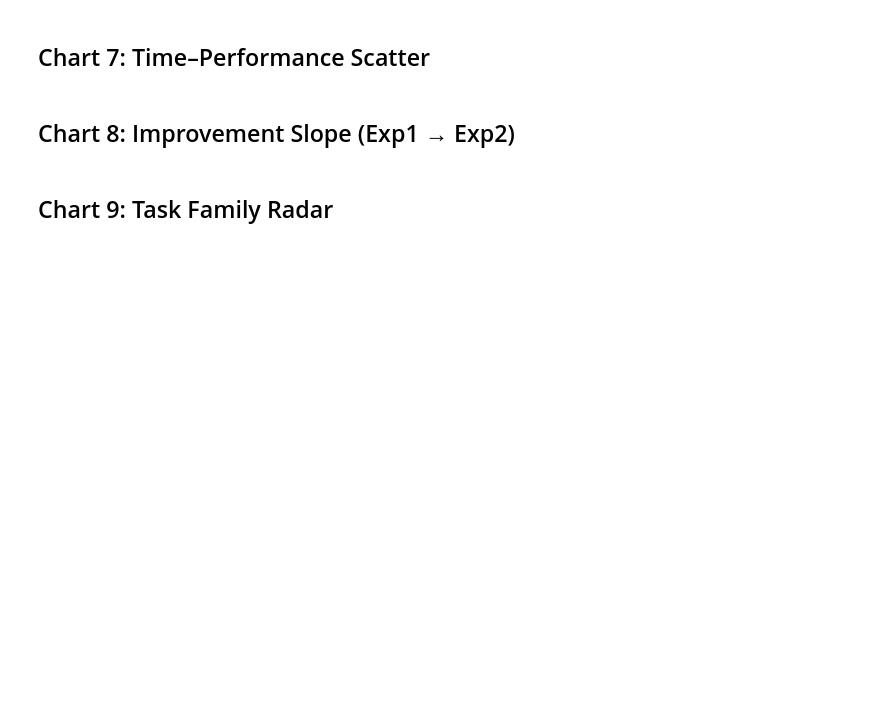
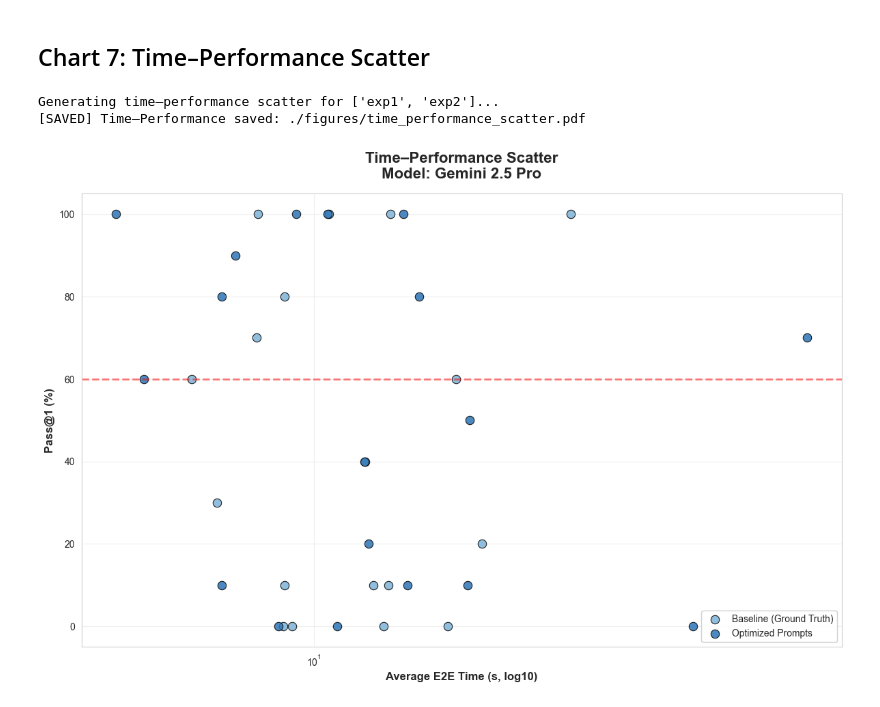
Before and after one commit to Wankunyu/Captcha, a Jupyter notebook: plot.ipynb, the cells around one changed output. Drawn from its saved outputs; the diff is of its cells as text; code cells hidden in the pictures; blank space fills up the shorter version.

```diff
--- a/plot.ipynb
+++ b/plot.ipynb
@@ -348,21 +380,37 @@ SyntaxError: unexpected character after line continuation character (3628172114.
 # %%
 # Chart 7: Time–Performance Scatter
 # Uses avg_e2e_ms vs Pass@1 (%) with multiple experiments overlaid
-EXPERIMENTS_TO_COMPARE = ['exp1', 'exp2', 'exp3', 'exp4']
+EXPERIMENTS_TO_COMPARE = ['exp1', 'exp2']
 if not viz.data.empty:
     available_exps = [exp for exp in EXPERIMENTS_TO_COMPARE if exp in viz.data['experiment'].values]
     if len(available_exps) >= 1:
         print(f"Generating time–performance scatter for {available_exps}...")
         fig = viz.plot_time_performance_scatter(
             experiments=available_exps,
             model_filter=SELECTED_MODEL,
             figsize=FIGURE_SIZE_TIME_PERF,
             save_path="./figures/time_performance_scatter.pdf"
 )
+        # Rescale X-axis ticks to 1e3 ms
+        ax = plt.gca()
+        # Use logarithmic scale and log tick formatter
+        from matplotlib.ticker import LogLocator, LogFormatterMathtext
+        ax.set_xscale('log')
+        ax.xaxis.set_major_locator(LogLocator(base=10.0, subs=(1.0,)))
+        ax.xaxis.set_minor_locator(LogLocator(base=10.0, subs=(2,3,4,5,6,7,8,9)))
+        ax.xaxis.set_major_formatter(LogFormatterMathtext(base=10.0))
+        ax.set_xlabel('Average E2E Time (s, log10)')
+        ax.set_xscale('log')
+        # Move legend to lower-right
+        handles, labels = ax.get_legend_handles_labels()
+        if handles:
+            ax.legend(handles, labels, loc='lower right', fontsize=10, framealpha=0.9)
         plt.show()
     else:
         print('[WARNING] No valid experiments for time–performance plot')
 else:
     print('[WARNING] No data')
+# %% [output]
+Generating time–performance scatter for ['exp1', 'exp2']...
+[SAVED] Time–Performance saved: ./figures/time_performance_scatter.pdf
+[figure, added]
-# %% [markdown]
-## Chart 8: Improvement Slope (Exp1 → Exp2)
@@ -383,2 +416,0 @@ else:
-# %% [markdown]
-## Chart 9: Task Family Radar
```
Also changed, not shown: parts of 11 cells of this notebook, 59 other files.
